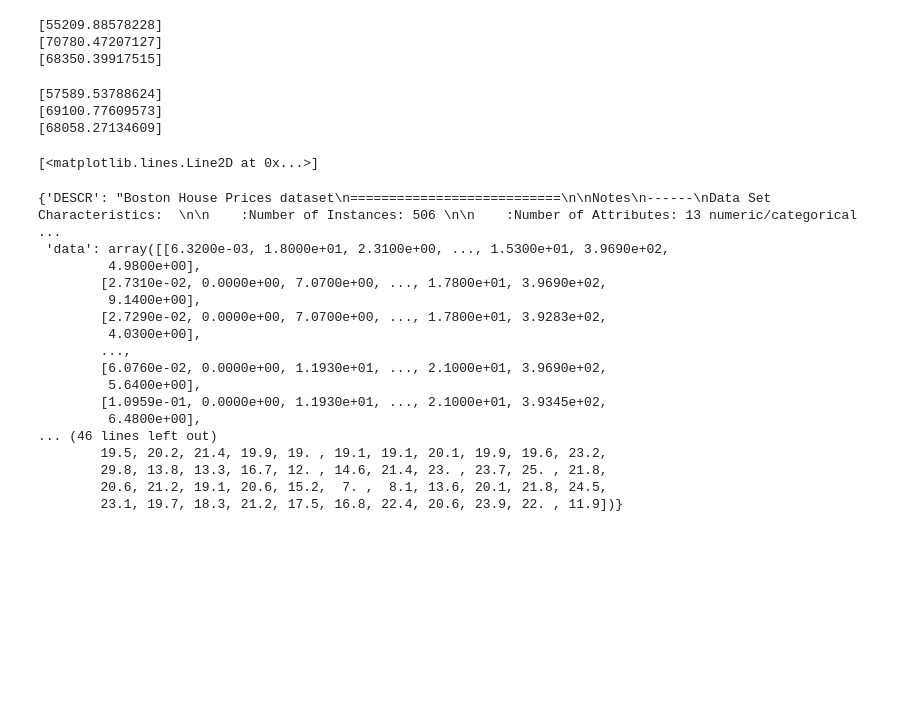
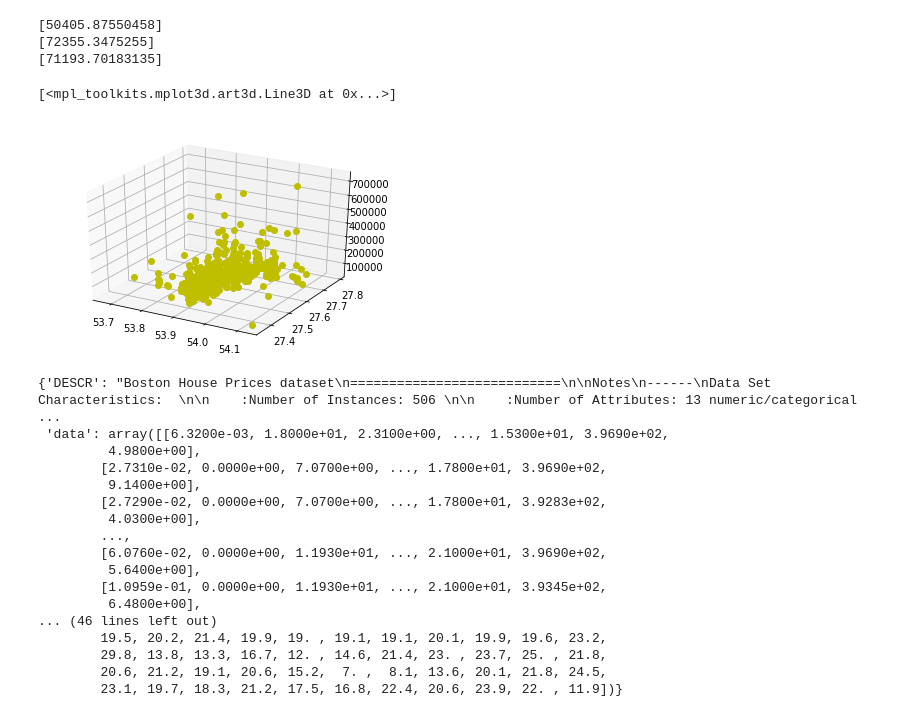
Before and after one commit to henadzit/flatico, a Jupyter notebook: regression/yoba_notebook.ipynb, the cells around one changed output. Drawn from its saved outputs; the diff is of its cells as text; code cells hidden in the pictures; blank space fills up the shorter version.

```diff
--- a/regression/yoba_notebook.ipynb
+++ b/regression/yoba_notebook.ipynb
@@ -12,13 +12,14 @@ lin_reg = linear_model.LinearRegression()
 # y_test = prices
 
 from sklearn.model_selection import train_test_split
-import json_lines
+import json
 
 X = []
 Y = []
 
 with open('output.jl', 'rb') as f:
-    for item in json_lines.reader(f):
+    for l in f:
+        item = json.loads(l)
         currentArray = []
         currentArray.append(item['floor'])
         currentArray.append(item['number_of_floors'])
@@ -31,7 +32,6 @@ with open('output.jl', 'rb') as f:
 
         Y.append(float(item['price']['amount']))
 
-
 # lin_reg0.fit(X, Y)
 # lin_reg1.fit([[a[0], a[0] * a[0]] for a in X], Y)
 # lin_reg2.fit([(a[0], a[0] * a[0], a[0] * a[0] * a[0]) for a in X], Y)
@@ -76,6 +94,8 @@ model_001_cv.save_model("fitted_model")
 #     model_cv = CatBoostRegressor(learning_rate=0.01, iterations=1000, depth=i, loss_function='RMSE', logging_level='Silent')
 #     model_cv.fit(X_train, y_train, eval_set=(X_validation, y_validation), plot=True)
 # %%
+import numpy as np
+
 # for i in range(30):
 #     print(50 + i)
 #     print(lin_reg.predict([[50 + i]]))
@@ -86,48 +106,56 @@ model_001_cv.save_model("fitted_model")
 print(model_001_cv.predict([[2, 9, 40, 53.928447, 27.429269, 1]])) # pawtet
 print(model_001_cv.predict([[2, 5, 45, 53.908681, 27.572759, 3]])) # plowad popedi
 print(model_001_cv.predict([[2, 5, 45, 53.925432, 27.556400, 2]])) # bulvar
+
+points = []
+for lat in np.arange(53.80, 54.0, 0.01):
+    for long in np.arange(27.45, 27.75, 0.01):
+        points.append([lat, long, model_001_cv.predict([[3, 9, 40, lat, long, 3]])[0]])
+
+with open('points.txt', 'w') as f:
+    f.write(str(points))
 # %% [output]
-[55209.88578228]
-[70780.47207127]
-[68350.39917515]
+[50405.87550458]
+[72355.3475255]
+[71193.70183135]
-# %%
-print(model_001_cv.predict([[2, 9, 40, 53.928447, 27.429269]])) # pawtet
-print(model_001_cv.predict([[2, 5, 45, 53.908681, 27.572759]])) # plowad popedi
-print(model_001_cv.predict([[2, 5, 45, 53.925432, 27.556400]])) # bulvar
-# %% [output]
-[57589.53788624]
-[69100.77609573]
-[68058.27134609]
 # %%
+%matplotlib inline
+
 import numpy as np
 import matplotlib.pyplot as plt
+from mpl_toolkits.mplot3d import Axes3D
+
+
+fig = plt.figure()
+ax = fig.gca(projection='3d')
 
 # x = [a[2] for a in x_test]
 # y = y_test
 
 # fit = np.polyfit(x, y, 1)
 # fit_fn = np.poly1d(fit)
 # fit_fn is now a function which takes in x and returns an estimate for y
 
-plt.xlim(53.9, 54.0)
+# plt.xlim(20, 150.0)
 # plt.ylim(0, 200000)
 
 
 # fit_model_001_350iter
 
 
-plt.plot([a[3] for a in X], Y, 'yo')#, '--k')
+plt.plot([a[3] for a in X], [a[4] for a in X], Y, 'yo')#, '--k')
 # plt.plot(X, [lin_reg0.predict([a]) for a in X], 'yo')
 # plt.plot(X, [lin_reg1.predict([[a[0], a[0] * a[0]]]) for a in X], 'ro')
 # plt.plot(X, [lin_reg2.predict([[a[0], a[0] * a[0], a[0] * a[0] * a[0]]]) for a in X], 'go')
 # plt.plot([b[1] for b in X], [fit_model_001_1000iter.predict([a]) for a in X], 'bo')
 # plt.plot(X, [fit_model_001_1000iter.predict([a]) for a in X], 'go')
 # plt.show()
 
 # plt.clf()
 # plt.scatter(x, y, color='black', zorder=20)
 # %% [output]
-[<matplotlib.lines.Line2D at 0x...>]
+[<mpl_toolkits.mplot3d.art3d.Line3D at 0x...>]
+[figure, added]
 # %%
 import sklearn.datasets as datasets
 datasets.load_boston()
```
Also changed, not shown: parts of 1 cell of this notebook, 1 other file.
